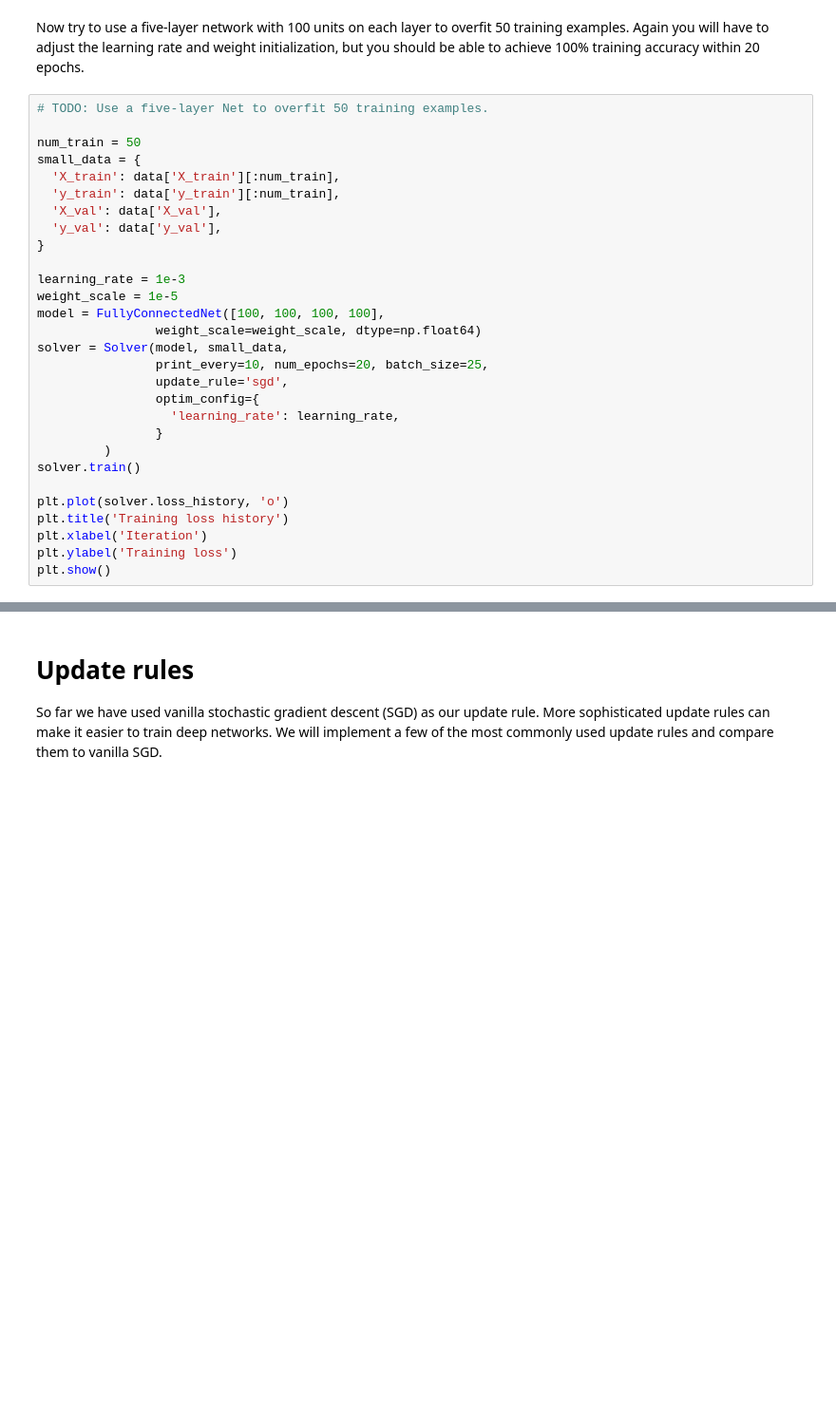
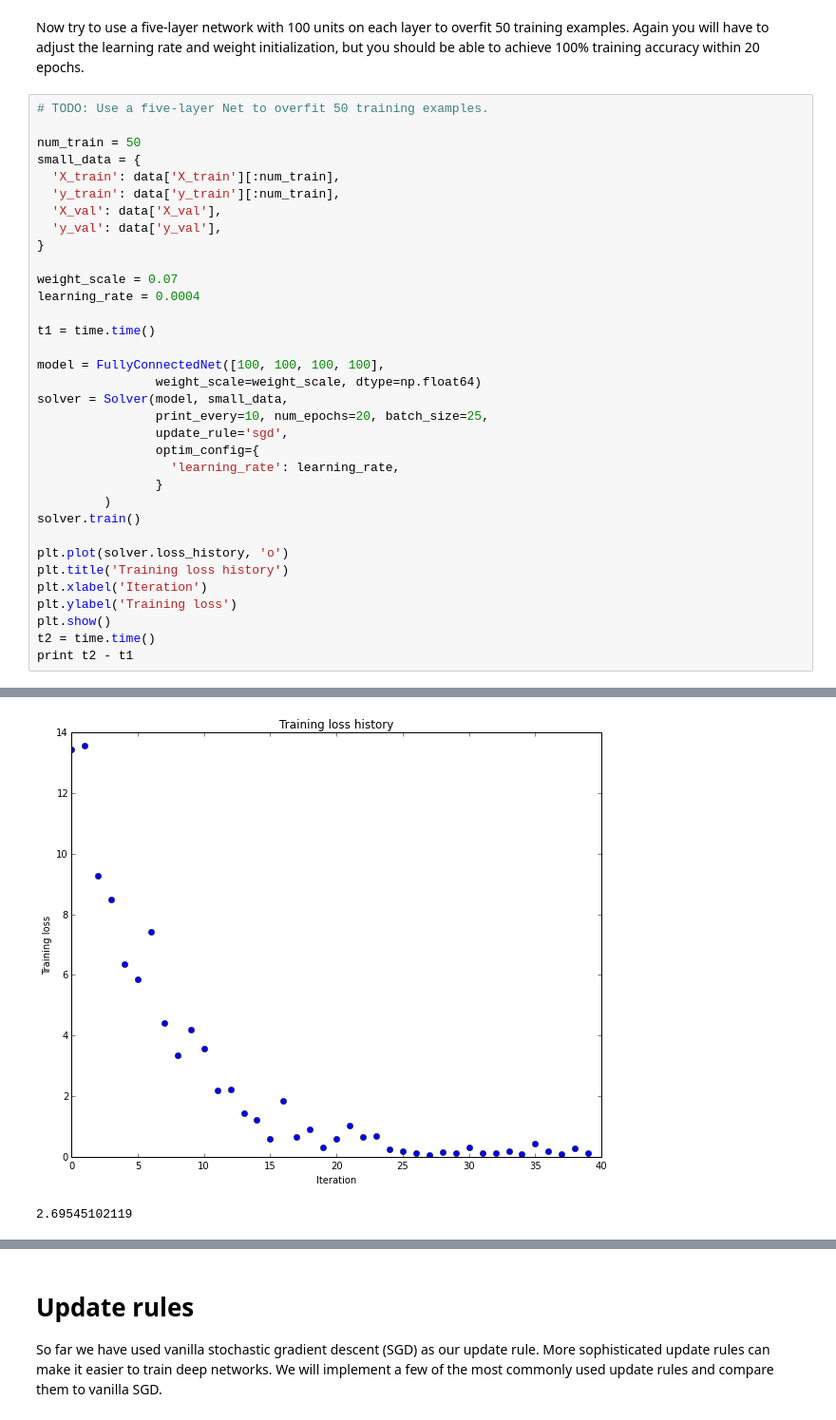
Before and after one commit to hntee/cs231n, a Jupyter notebook: assignment2/FullyConnectedNets.ipynb, the cells around one changed output, grey strips where cells are left out. Shown at 95% size. Saved outputs shown, nothing was run; the diff lists cells and outputs as text; blank space fills up the shorter version.

```diff
--- a/assignment2/FullyConnectedNets.ipynb
+++ b/assignment2/FullyConnectedNets.ipynb
@@ -577,8 +501,11 @@ small_data = {
   'y_val': data['y_val'],
 }
 
-learning_rate = 1e-3
-weight_scale = 1e-5
+weight_scale = 0.07
+learning_rate = 0.0004
+
+t1 = time.time()
+
 model = FullyConnectedNet([100, 100, 100, 100],
                 weight_scale=weight_scale, dtype=np.float64)
 solver = Solver(model, small_data,
@@ -595,3 +522,6 @@ plt.title('Training loss history')
 plt.xlabel('Iteration')
 plt.ylabel('Training loss')
 plt.show()
+t2 = time.time()
+print t2 - t1
+# %% [output]
@@ -598,3 +545,5 @@ plt.show()
+[figure, added]
+2.69545102119
 # %% [markdown]
 # Inline question:
 Did you notice anything about the comparative difficulty of training the three-layer net vs training the five layer net?
```
Also changed, not shown: parts of 17 cells of this notebook, 3 other files.
